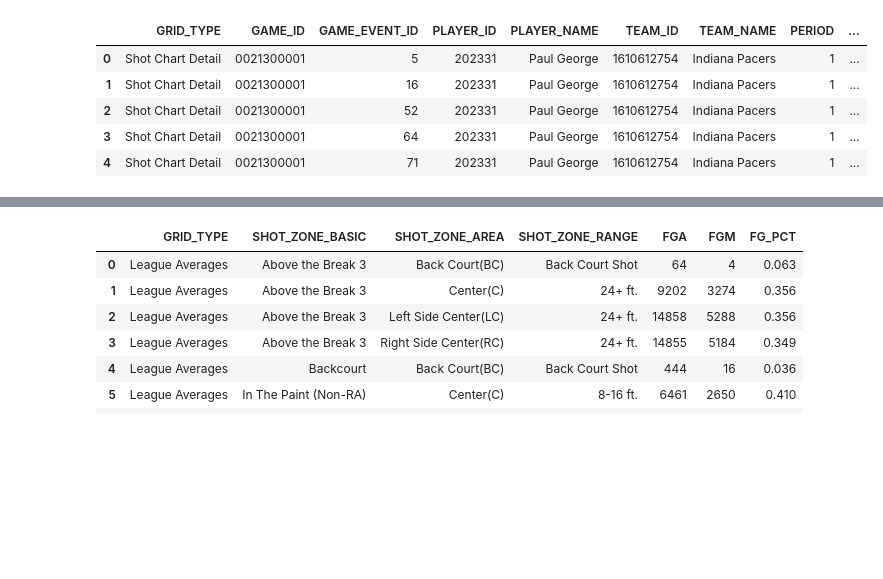
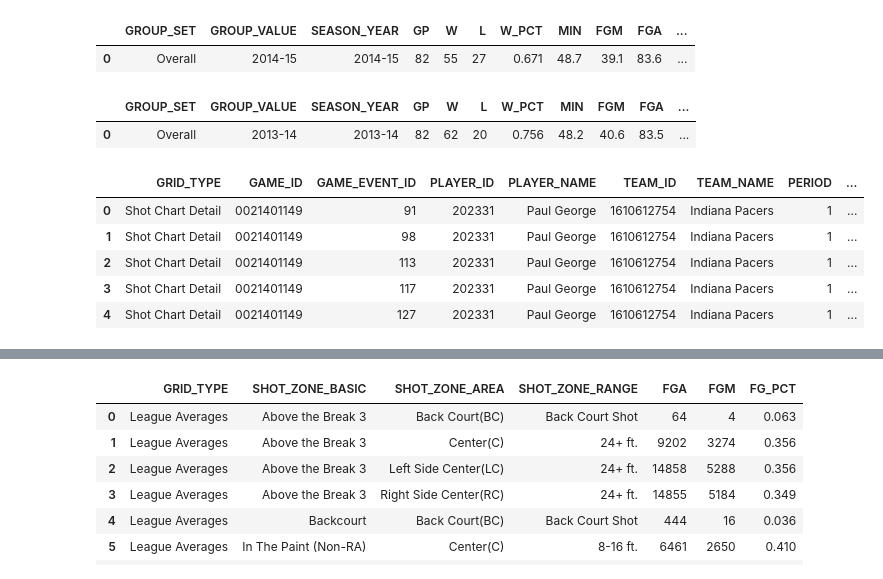
Before and after one commit to xuhang57/spring-2015-homeworks, a Jupyter notebook: submissions/Homework-6/Data Statistics.ipynb, the cells around one changed output, grey strips where cells are left out. Drawn from its saved outputs; the diff is of its cells as text; code cells hidden in the pictures; blank space fills up the shorter version.

```diff
--- a/submissions/Homework-6/Data Statistics.ipynb
+++ b/submissions/Homework-6/Data Statistics.ipynb
@@ -1,16 +1,31 @@
 # %%
 #Importing the NBAStats Package
 import nbastats.nbastats as nba
+# %%
+Spurs5 = nba.Team('1610612759', season='2014-15')
+Spurs4 = nba.Team('1610612759', season='2013-14')
+Spurs3 = nba.Team('1610612759', season='2012-13')
+Spurs2 = nba.Team('1610612759', season='2011-12')
+Spurs1 = nba.Team('1610612759', season='2010-11')
+Spurs5.overall()
+# %% [output]
+|  | GROUP_SET | GROUP_VALUE | SEASON_YEAR | GP | W | L | W_PCT | MIN | FGM | FGA | ... |
+| 0 | Overall | 2014-15 | 2014-15 | 82 | 55 | 27 | 0.671 | 48.7 | 39.1 | 83.6 | ... |
+# %%
+Spurs4.overall()
+# %% [output]
+|  | GROUP_SET | GROUP_VALUE | SEASON_YEAR | GP | W | L | W_PCT | MIN | FGM | FGA | ... |
+| 0 | Overall | 2013-14 | 2013-14 | 82 | 62 | 20 | 0.756 | 48.2 | 40.6 | 83.5 | ... |
 # %%
-PG = nba.ShotChart('202331')
+PG = nba.ShotChart('202331', season= '2014-15')
 PG.shotchart().head()
 # %% [output]
 |  | GRID_TYPE | GAME_ID | GAME_EVENT_ID | PLAYER_ID | PLAYER_NAME | TEAM_ID | TEAM_NAME | PERIOD | ... |
-| 0 | Shot Chart Detail | 0021300001 | 5 | 202331 | Paul George | 1610612754 | Indiana Pacers | 1 | ... |
-| 1 | Shot Chart Detail | 0021300001 | 16 | 202331 | Paul George | 1610612754 | Indiana Pacers | 1 | ... |
-| 2 | Shot Chart Detail | 0021300001 | 52 | 202331 | Paul George | 1610612754 | Indiana Pacers | 1 | ... |
-| 3 | Shot Chart Detail | 0021300001 | 64 | 202331 | Paul George | 1610612754 | Indiana Pacers | 1 | ... |
-| 4 | Shot Chart Detail | 0021300001 | 71 | 202331 | Paul George | 1610612754 | Indiana Pacers | 1 | ... |
+| 0 | Shot Chart Detail | 0021401149 | 91 | 202331 | Paul George | 1610612754 | Indiana Pacers | 1 | ... |
+| 1 | Shot Chart Detail | 0021401149 | 98 | 202331 | Paul George | 1610612754 | Indiana Pacers | 1 | ... |
+| 2 | Shot Chart Detail | 0021401149 | 113 | 202331 | Paul George | 1610612754 | Indiana Pacers | 1 | ... |
+| 3 | Shot Chart Detail | 0021401149 | 117 | 202331 | Paul George | 1610612754 | Indiana Pacers | 1 | ... |
+| 4 | Shot Chart Detail | 0021401149 | 127 | 202331 | Paul George | 1610612754 | Indiana Pacers | 1 | ... |
 # %%
 Djordan = nba.ShotChart('201599')
 Djordan.shotchart().head()
```
Also changed, not shown: 15 other files.
